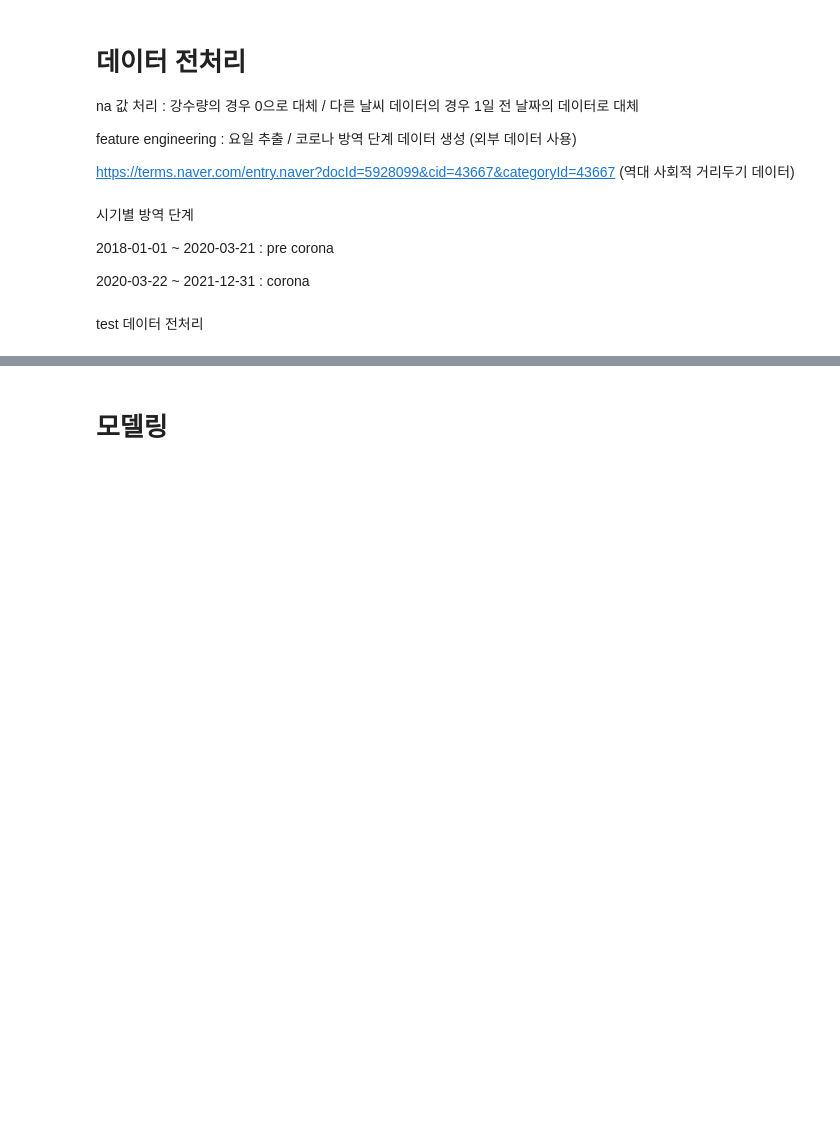
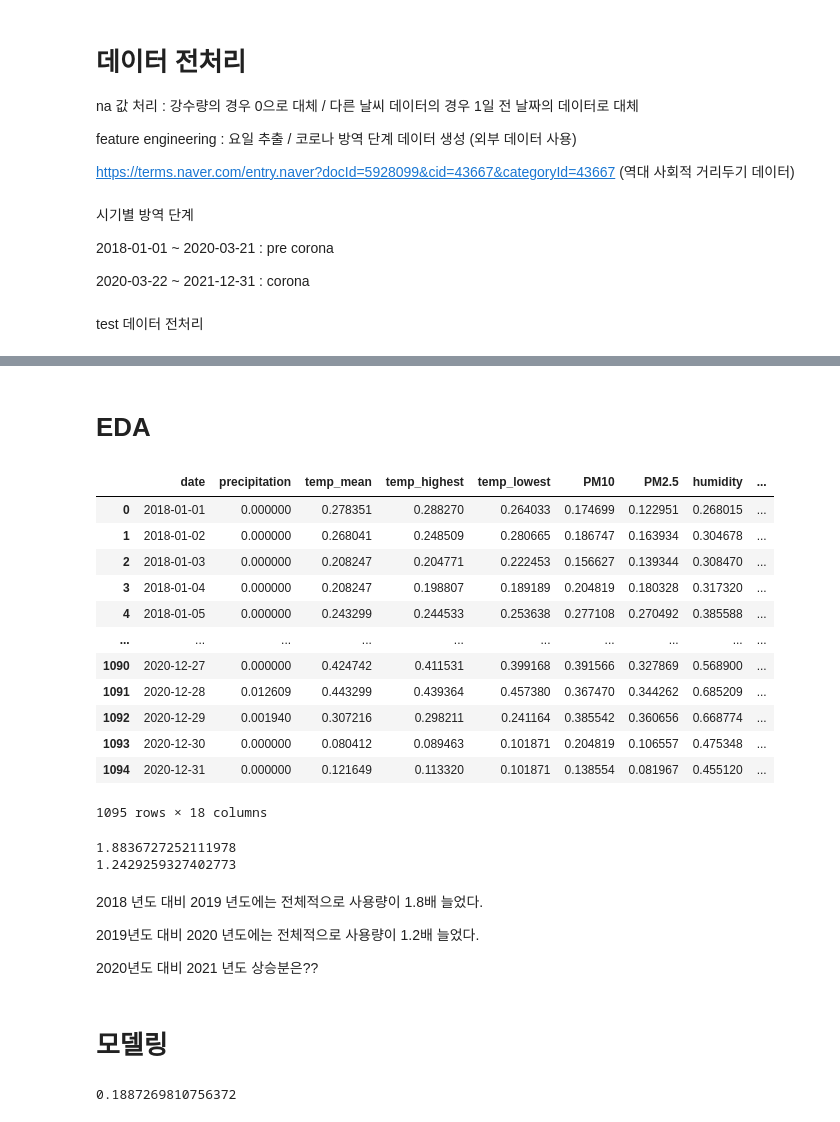
Before and after one commit to SoobinCha99/Competition, a Jupyter notebook: seoul_bike/fe_ensemble.ipynb, the cells around one changed output, grey strips where cells are left out. Cells and saved outputs as stored; diff of their text form; code cells hidden in the pictures; blank space fills up the shorter version.

```diff
--- a/seoul_bike/fe_ensemble.ipynb
+++ b/seoul_bike/fe_ensemble.ipynb
@@ -181,2 +224,35 @@ test_x = test.drop(["date"], axis=1)
+# %% [markdown]
+# EDA
+# %%
+train
+# %% [output]
+|  | date | precipitation | temp_mean | temp_highest | temp_lowest | PM10 | PM2.5 | humidity | ... |
+| 0 | 2018-01-01 | 0.000000 | 0.278351 | 0.288270 | 0.264033 | 0.174699 | 0.122951 | 0.268015 | ... |
+| 1 | 2018-01-02 | 0.000000 | 0.268041 | 0.248509 | 0.280665 | 0.186747 | 0.163934 | 0.304678 | ... |
+| 2 | 2018-01-03 | 0.000000 | 0.208247 | 0.204771 | 0.222453 | 0.156627 | 0.139344 | 0.308470 | ... |
+| 3 | 2018-01-04 | 0.000000 | 0.208247 | 0.198807 | 0.189189 | 0.204819 | 0.180328 | 0.317320 | ... |
+| 4 | 2018-01-05 | 0.000000 | 0.243299 | 0.244533 | 0.253638 | 0.277108 | 0.270492 | 0.385588 | ... |
+| ... | ... | ... | ... | ... | ... | ... | ... | ... | ... |
+| 1090 | 2020-12-27 | 0.000000 | 0.424742 | 0.411531 | 0.399168 | 0.391566 | 0.327869 | 0.568900 | ... |
+| 1091 | 2020-12-28 | 0.012609 | 0.443299 | 0.439364 | 0.457380 | 0.367470 | 0.344262 | 0.685209 | ... |
+| 1092 | 2020-12-29 | 0.001940 | 0.307216 | 0.298211 | 0.241164 | 0.385542 | 0.360656 | 0.668774 | ... |
+| 1093 | 2020-12-30 | 0.000000 | 0.080412 | 0.089463 | 0.101871 | 0.204819 | 0.106557 | 0.475348 | ... |
+| 1094 | 2020-12-31 | 0.000000 | 0.121649 | 0.113320 | 0.101871 | 0.138554 | 0.081967 | 0.455120 | ... |
+1095 rows × 18 columns
+# %%
+total_2018 = sum(train.loc[train['year'] == 2018, 'rental'].values)
+total_2019 = sum(train.loc[train['year'] == 2019, 'rental'].values)
+total_2020 = sum(train.loc[train['year'] == 2020, 'rental'].values)
+print(total_2019/total_2018)
+print(total_2020/total_2019)
+# %% [output]
+1.8836727252111978
+1.2429259327402773
+# %% [markdown]
+2018 년도 대비 2019 년도에는 전체적으로 사용량이 1.8배 늘었다.
+
+2019년도 대비 2020 년도에는 전체적으로 사용량이 1.2배 늘었다.
+
+2020년도 대비 2021 년도 상승분은??
 # %% [markdown]
 # 모델링
@@ -182,0 +266,9 @@ test_x = test.drop(["date"], axis=1)
+# %%
+# baseline model performance on validation data
+
+xgr = XGBRegressor()
+xgr.fit(train_x,train_y)
+xgr_val_pred = xgr.predict(val_x)
+NMAE(val_y,xgr_val_pred)
+# %% [output]
+0.1887269810756372
```
Also changed, not shown: parts of 14 cells of this notebook.
